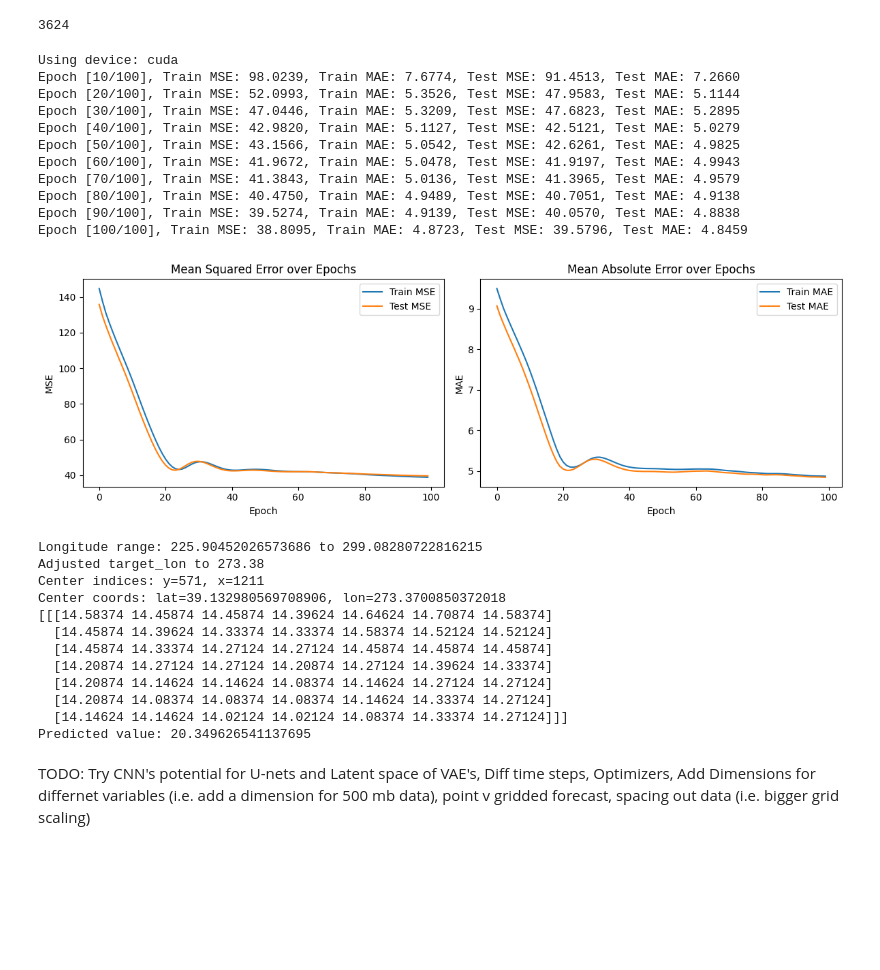
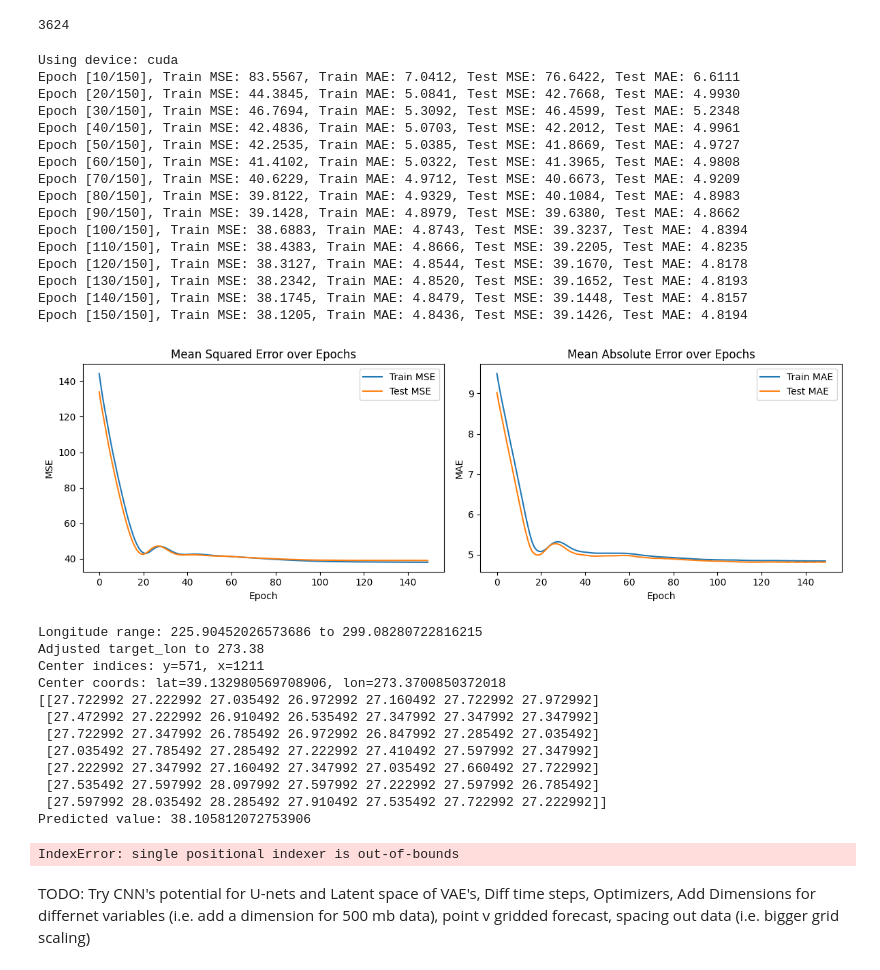
Before and after one commit to Joshua-Elms/ml-weather-forecasting, a Jupyter notebook: mos_small_ml_demo.ipynb, the cells around one changed output. Saved outputs shown, nothing was run; the diff lists cells and outputs as text; code cells hidden in the pictures; blank space fills up the shorter version.

```diff
--- a/mos_small_ml_demo.ipynb
+++ b/mos_small_ml_demo.ipynb
@@ -337,7 +337,7 @@ criterion = nn.MSELoss()  # Mean Squared Error for regression
 optimizer = optim.Adam(model.parameters(), lr=0.001)
 
 # Training parameters
-num_epochs = 100
+num_epochs = 150
 
 # Lists to store metrics
 train_losses = []
@@ -376,47 +376,52 @@ for epoch in range(num_epochs):
         print(f"Epoch [{epoch+1}/{num_epochs}], "
               f"Train MSE: {loss.item():.4f}, Train MAE: {mae:.4f}, "
               f"Test MSE: {test_loss:.4f}, Test MAE: {test_mae:.4f}")
 
 # Plotting results
 plt.figure(figsize=(12, 4))
 
 # Plot Mean Squared Error
 plt.subplot(1, 2, 1)
 plt.plot(train_losses, label='Train MSE')
 plt.plot(test_losses, label='Test MSE')
 plt.title('Mean Squared Error over Epochs')
 plt.xlabel('Epoch')
 plt.ylabel('MSE')
 plt.legend()
 
 # Plot Mean Absolute Error
 plt.subplot(1, 2, 2)
 plt.plot(train_maes, label='Train MAE')
 plt.plot(test_maes, label='Test MAE')
 plt.title('Mean Absolute Error over Epochs')
 plt.xlabel('Epoch')
 plt.ylabel('MAE')
 plt.legend()
 
 plt.tight_layout()
 plt.show()
 #calculate loss, accuracy for each epoch and then plot them
 # %% [output]
 Using device: cuda
-Epoch [10/100], Train MSE: 98.0239, Train MAE: 7.6774, Test MSE: 91.4513, Test MAE: 7.2660
-Epoch [20/100], Train MSE: 52.0993, Train MAE: 5.3526, Test MSE: 47.9583, Test MAE: 5.1144
-Epoch [30/100], Train MSE: 47.0446, Train MAE: 5.3209, Test MSE: 47.6823, Test MAE: 5.2895
-Epoch [40/100], Train MSE: 42.9820, Train MAE: 5.1127, Test MSE: 42.5121, Test MAE: 5.0279
-Epoch [50/100], Train MSE: 43.1566, Train MAE: 5.0542, Test MSE: 42.6261, Test MAE: 4.9825
-Epoch [60/100], Train MSE: 41.9672, Train MAE: 5.0478, Test MSE: 41.9197, Test MAE: 4.9943
-Epoch [70/100], Train MSE: 41.3843, Train MAE: 5.0136, Test MSE: 41.3965, Test MAE: 4.9579
-Epoch [80/100], Train MSE: 40.4750, Train MAE: 4.9489, Test MSE: 40.7051, Test MAE: 4.9138
-Epoch [90/100], Train MSE: 39.5274, Train MAE: 4.9139, Test MSE: 40.0570, Test MAE: 4.8838
-Epoch [100/100], Train MSE: 38.8095, Train MAE: 4.8723, Test MSE: 39.5796, Test MAE: 4.8459
+Epoch [10/150], Train MSE: 83.5567, Train MAE: 7.0412, Test MSE: 76.6422, Test MAE: 6.6111
+Epoch [20/150], Train MSE: 44.3845, Train MAE: 5.0841, Test MSE: 42.7668, Test MAE: 4.9930
+Epoch [30/150], Train MSE: 46.7694, Train MAE: 5.3092, Test MSE: 46.4599, Test MAE: 5.2348
+Epoch [40/150], Train MSE: 42.4836, Train MAE: 5.0703, Test MSE: 42.2012, Test MAE: 4.9961
+Epoch [50/150], Train MSE: 42.2535, Train MAE: 5.0385, Test MSE: 41.8669, Test MAE: 4.9727
+Epoch [60/150], Train MSE: 41.4102, Train MAE: 5.0322, Test MSE: 41.3965, Test MAE: 4.9808
+Epoch [70/150], Train MSE: 40.6229, Train MAE: 4.9712, Test MSE: 40.6673, Test MAE: 4.9209
+Epoch [80/150], Train MSE: 39.8122, Train MAE: 4.9329, Test MSE: 40.1084, Test MAE: 4.8983
+Epoch [90/150], Train MSE: 39.1428, Train MAE: 4.8979, Test MSE: 39.6380, Test MAE: 4.8662
+Epoch [100/150], Train MSE: 38.6883, Train MAE: 4.8743, Test MSE: 39.3237, Test MAE: 4.8394
+Epoch [110/150], Train MSE: 38.4383, Train MAE: 4.8666, Test MSE: 39.2205, Test MAE: 4.8235
+Epoch [120/150], Train MSE: 38.3127, Train MAE: 4.8544, Test MSE: 39.1670, Test MAE: 4.8178
+Epoch [130/150], Train MSE: 38.2342, Train MAE: 4.8520, Test MSE: 39.1652, Test MAE: 4.8193
+Epoch [140/150], Train MSE: 38.1745, Train MAE: 4.8479, Test MSE: 39.1448, Test MAE: 4.8157
+Epoch [150/150], Train MSE: 38.1205, Train MAE: 4.8436, Test MSE: 39.1426, Test MAE: 4.8194
-[figure, old version]
+[figure, new version]
 # %%
 Absulute_err = []
-inp_exe = [datetime(2025,1,5),datetime(2025,1,6),datetime(2021,6,18),datetime(2021,6,19),datetime(2011,1,31),datetime(2011,2,2),datetime(2022, 12, 22),datetime(2022, 12, 22),datetime(2023, 3, 31),datetime(2023, 4, 1)]
+inp_exe = [datetime(2021,6,18),datetime(2021,6,19),datetime(2011,1,31),datetime(2011,2,2),datetime(2022, 12, 22),datetime(2022, 12, 22),datetime(2023, 3, 31),datetime(2023, 4, 1)]
 i = 0
 while i < len(inp_exe) - 1:
     curr_date = inp_exe[i]
@@ -427,11 +432,11 @@ while i < len(inp_exe) - 1:
                 hour = f'{j}'
             elif j < 10:
                 hour = f'0{j}'
-            elif curr_date.month < 10:
+            if curr_date.month < 10:
                 month =  f'0{curr_date.month}'
             elif curr_date.month >= 10:
                 month =  f'{curr_date.month}'
-            elif curr_date.day < 10:
+            if curr_date.day < 10:
                 day =  f'0{curr_date.day}'
             elif curr_date.day >= 10:
                 day =  f'{curr_date.day}'
@@ -449,8 +454,9 @@ while i < len(inp_exe) - 1:
 
 
             print(f"Predicted value: {predicted_value}")
-            real_tmp_val = dt_tmp.loc(dt_tmp["DATE"] == datetime(curr_date.year, curr_date.month, curr_date.day, j, 0, 0)).iloc[1]
-            Absulute_err.append(abs(predicted_value-real_tmp_val))
+            real_tmp_val = df.loc[df["DATE"] == datetime(curr_date.year, curr_date.month, curr_date.day, j, 0, 0), "TMP"].iloc[0]
+            print(real_tmp_val)
+            #Absulute_err.append(abs(predicted_value-real_tmp_val))
 
         curr_date += datetime.timedelta(days=1)
     i += 2
@@ -477,13 +483,14 @@ Longitude range: 225.90452026573686 to 299.08280722816215
 Adjusted target_lon to 273.38
 Center indices: y=571, x=1211
 Center coords: lat=39.132980569708906, lon=273.3700850372018
-[[[14.58374 14.45874 14.45874 14.39624 14.64624 14.70874 14.58374]
-  [14.45874 14.39624 14.33374 14.33374 14.58374 14.52124 14.52124]
-  [14.45874 14.33374 14.27124 14.27124 14.45874 14.45874 14.45874]
-  [14.20874 14.27124 14.27124 14.20874 14.27124 14.39624 14.33374]
-  [14.20874 14.14624 14.14624 14.08374 14.14624 14.27124 14.27124]
-  [14.20874 14.08374 14.08374 14.08374 14.14624 14.33374 14.27124]
-  [14.14624 14.14624 14.02124 14.02124 14.08374 14.33374 14.27124]]]
-Predicted value: 20.349626541137695
+[[27.722992 27.222992 27.035492 26.972992 27.160492 27.722992 27.972992]
+ [27.472992 27.222992 26.910492 26.535492 27.347992 27.347992 27.347992]
+ [27.722992 27.347992 26.785492 26.972992 26.847992 27.285492 27.035492]
+ [27.035492 27.785492 27.285492 27.222992 27.410492 27.597992 27.347992]
+ [27.222992 27.347992 27.160492 27.347992 27.035492 27.660492 27.722992]
+ [27.535492 27.597992 28.097992 27.597992 27.222992 27.597992 26.785492]
+ [27.597992 28.035492 28.285492 27.910492 27.535492 27.722992 27.222992]]
+Predicted value: 38.105812072753906
+IndexError: single positional indexer is out-of-bounds
 # %% [markdown]
 TODO: Try CNN's potential for U-nets and Latent space of VAE's, Diff time steps, Optimizers, Add Dimensions for differnet variables (i.e. add a dimension for 500 mb data), point v gridded forecast, spacing out data (i.e. bigger grid scaling)
```
Also changed, not shown: 1 other file.
